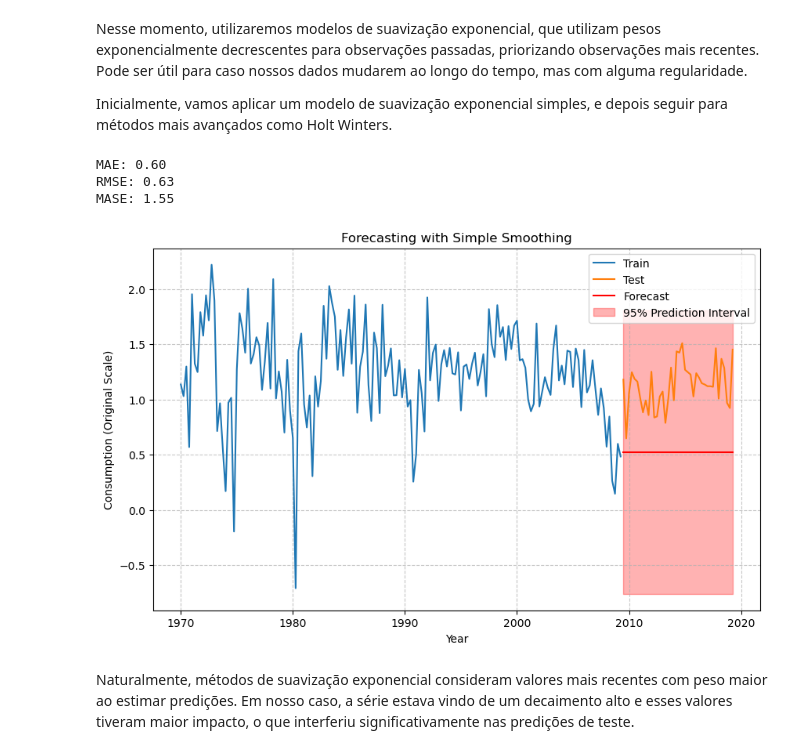
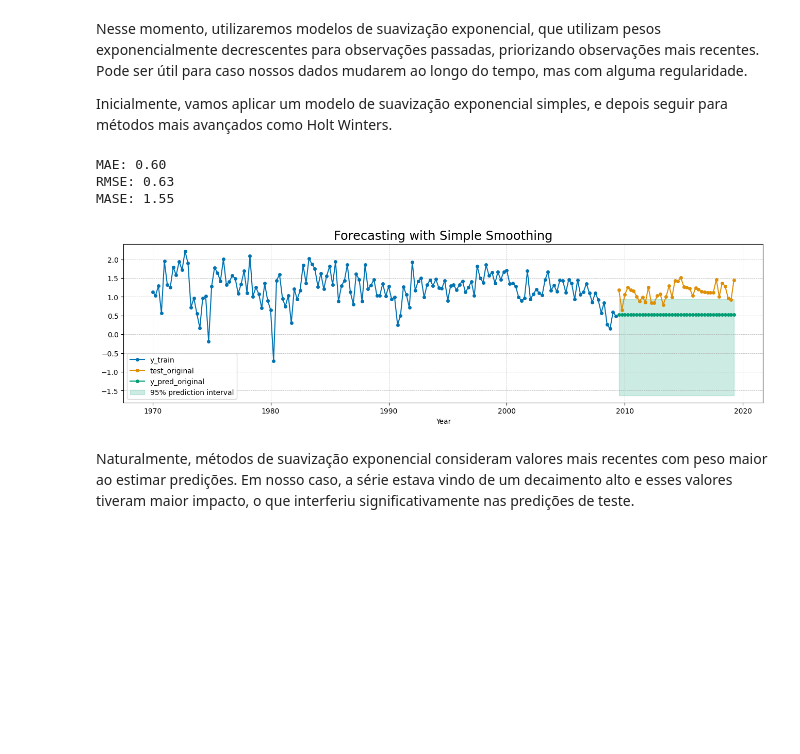
Before and after one commit to ramalhogs/Series_temporais_A2, a Jupyter notebook: exponential_smoothing.ipynb, the cells around one changed output. Cells and saved outputs as stored; diff of their text form; code cells hidden in the pictures; blank space fills up the shorter version.

```diff
--- a/exponential_smoothing.ipynb
+++ b/exponential_smoothing.ipynb
@@ -49,6 +50,28 @@ flt = (df["Quarter"] >= "1970Q1") & (df["Quarter"] <= "2019Q2")
 Consumption = df[["Quarter", "Consumption"]][flt]
 Consumption.set_index("Quarter", inplace=True)
 
+def predict_interval(y_pred, conf_interval, coverage=0.95):
+
+    # Criação do DataFrame com MultiIndex
+    arrays = [
+        ["predicted"] * 2,  # Nome da variável (repetido para lower e upper)
+        [coverage] * 2,     # Nível de confiança (repetido para lower e upper)
+        ["lower", "upper"]  # Limites inferior e superior
+    ]
+    multi_index = pd.MultiIndex.from_arrays(arrays, names=["variable", "coverage", "bound"])
+
+    # Montar o DataFrame
+    pred_intervals = pd.DataFrame(
+        {
+            ("predicted", coverage, "lower"): y_pred - conf_interval,
+            ("predicted", coverage, "upper"): y_pred + conf_interval
+        }
+    )
+
+    # Atualizar as colunas para MultiIndex
+    pred_intervals.columns = multi_index
+
+    return pred_intervals
 
 def mean_absolute_scaled_error(y_true, y_pred, y_train):
     """
@@ -92,47 +115,46 @@ def fit_and_plot_smoothing(dataset, model_type="simple", seasonal="add", trend="
         scaler.inverse_transform(test.values.reshape(-1, 1)).flatten(),
         index=test.index
     )
     train_original = pd.Series(
         scaler.inverse_transform(train.values.reshape(-1, 1)).flatten(),
         index=train.index
     )
 
+    pred_intervals = predict_interval(y_pred, conf_interval, coverage=0.95)
+
     # Cálculo de métricas de erro na escala original
     mae = mean_absolute_error(test_original, y_pred_original)
     rmse = np.sqrt(mean_squared_error(test_original, y_pred_original))
     mase = mean_absolute_scaled_error(test_original, y_pred_original, train_original)
 
     print(f"MAE: {mae:.2f}")
     print(f"RMSE: {rmse:.2f}")
     print(f"MASE: {mase:.2f}")
 
-    # Plotando série e intervalo de confiança
-    plt.figure(figsize=(10, 6))
-    plt.plot(train_original.index, train_original, label="Train")
-    plt.plot(test_original.index, test_original, label="Test")
-    plt.plot(test_original.index, y_pred_original, label="Forecast", color="red")
-    plt.fill_between(test_original.index,
-                     y_pred_original - conf_interval,
-                     y_pred_original + conf_interval,
-                     color='red', alpha=0.3, label="95% Prediction Interval")
-    plt.legend()
-    plt.title(f"Forecasting with {model_type.capitalize()} Smoothing")
+    _, ax_1 = plot_series(
+        train_original,
+        test_original,
+        y_pred_original,
+        labels=["y_train", "test_original", "y_pred_original"],
+        pred_interval=pred_intervals,
+        title=f"Forecasting with {model_type.capitalize()} Smoothing",
+    )
+    ax_1.grid(linestyle="--", zorder=5, linewidth=0.5)
     plt.xlabel("Year")
-    plt.ylabel("Consumption (Original Scale)")
-    plt.grid(linestyle='--', alpha=0.7, zorder=5)
+
     plt.show()
 
 
 # Convertendo o índice para formato de data (para garantir compatibilidade)
 Consumption.index = pd.to_datetime(Consumption.index.to_timestamp())
 
 # Aplicando os modelos
 fit_and_plot_smoothing(Consumption["Consumption"], model_type="simple")
 # %% [output]
 MAE: 0.60
 RMSE: 0.63
 MASE: 1.55
-[figure, old version]
+[figure, new version]
 # %% [markdown]
 Naturalmente, métodos de suavização exponencial consideram valores mais recentes com peso maior ao estimar predições. Em nosso caso, a série estava vindo de um decaimento alto e esses valores tiveram maior impacto, o que interferiu significativamente nas predições de teste.
 # %%
```
Also changed, not shown: parts of 3 cells of this notebook, 1 other file.
